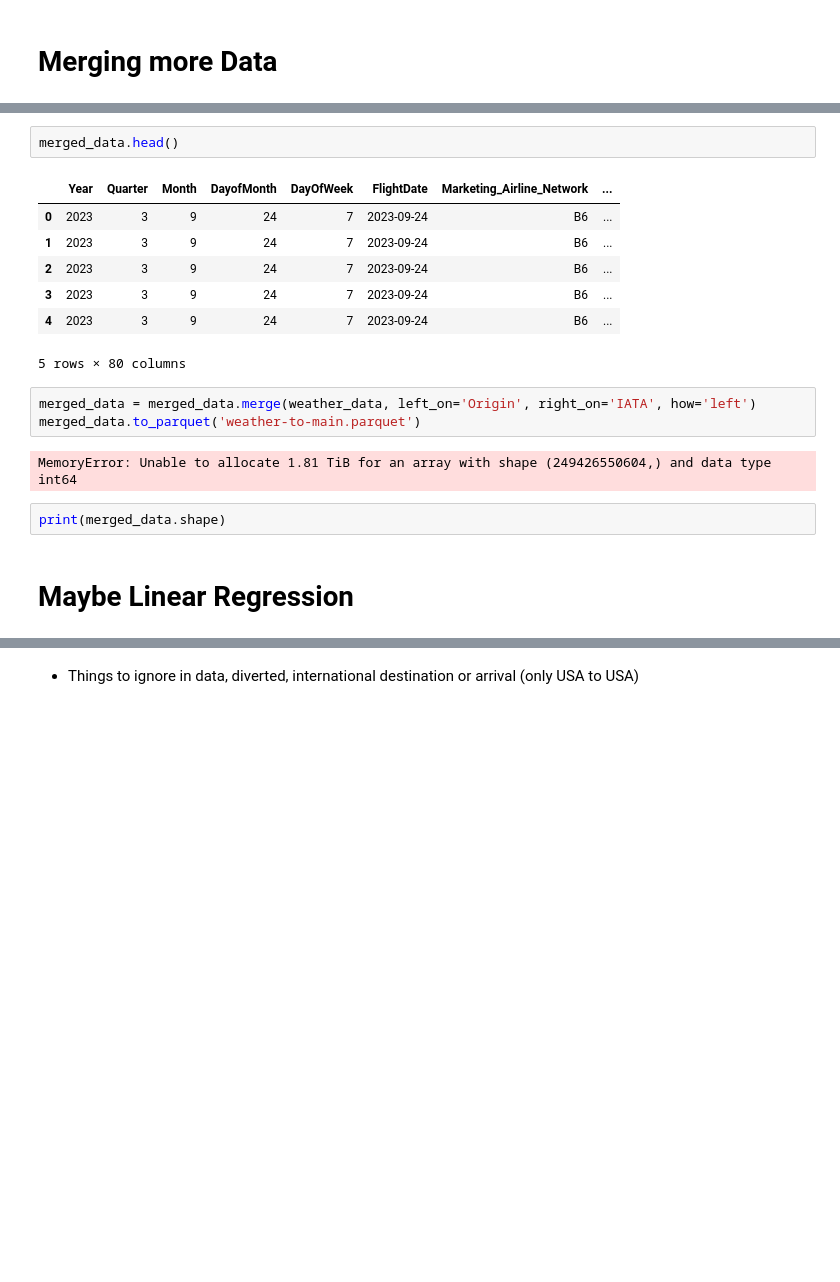
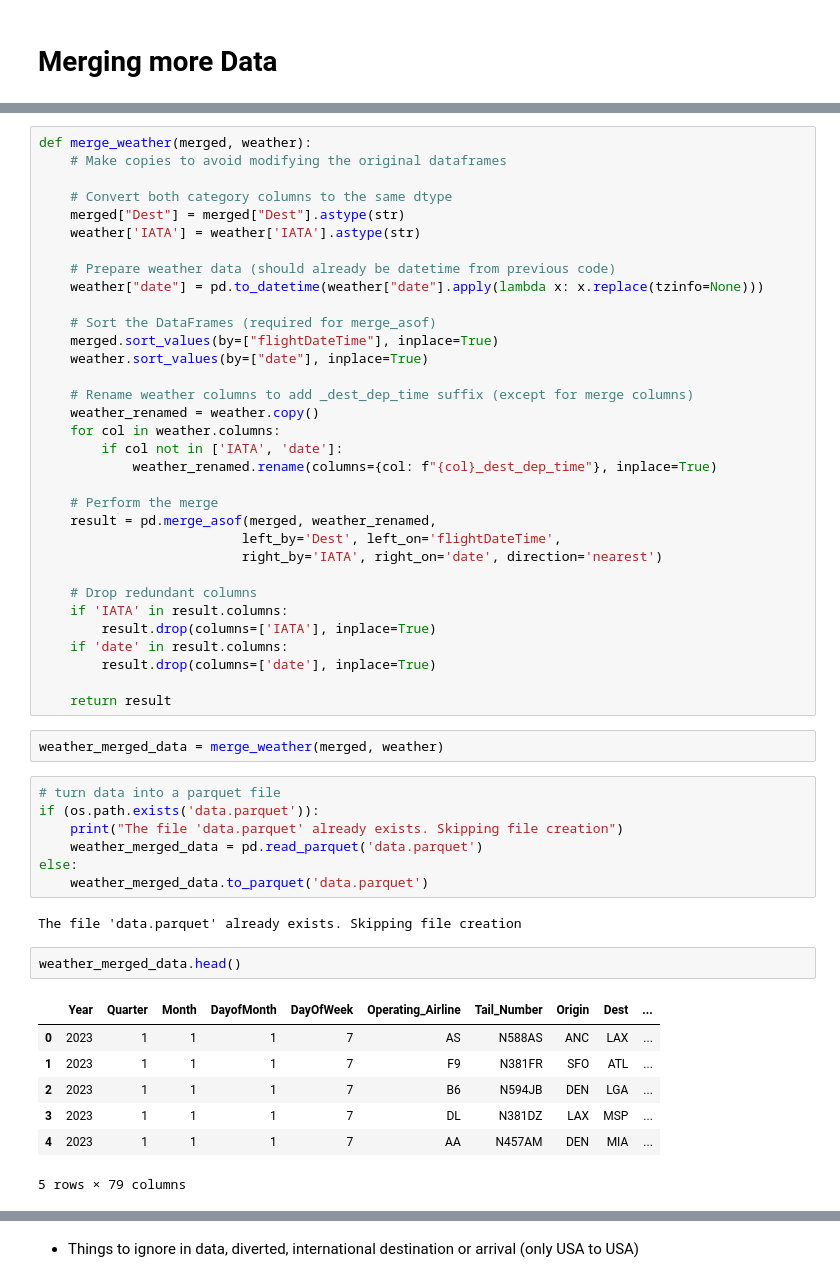
Before and after one commit to trevormgray/NN-Project, a Jupyter notebook: Flights.ipynb, the cells around one changed output, grey strips where cells are left out. Cells and saved outputs as stored; diff of their text form; blank space fills up the shorter version.

Commit message:
Updated to merge nicely, last cell is crashing for unknown reason

```diff
--- a/Flights.ipynb
+++ b/Flights.ipynb
@@ -318,19 +298,54 @@ print(merged_data.shape)
+# %%
+def merge_weather(merged, weather):
+    # Make copies to avoid modifying the original dataframes
+
+    # Convert both category columns to the same dtype
+    merged["Dest"] = merged["Dest"].astype(str)
+    weather['IATA'] = weather['IATA'].astype(str)
+
+    # Prepare weather data (should already be datetime from previous code)
+    weather["date"] = pd.to_datetime(weather["date"].apply(lambda x: x.replace(tzinfo=None)))
+
+    # Sort the DataFrames (required for merge_asof)
+    merged.sort_values(by=["flightDateTime"], inplace=True)
+    weather.sort_values(by=["date"], inplace=True)
+
+    # Rename weather columns to add _dest_dep_time suffix (except for merge columns)
+    weather_renamed = weather.copy()
+    for col in weather.columns:
+        if col not in ['IATA', 'date']:
+            weather_renamed.rename(columns={col: f"{col}_dest_dep_time"}, inplace=True)
+
+    # Perform the merge
+    result = pd.merge_asof(merged, weather_renamed,
+                          left_by='Dest', left_on='flightDateTime',
+                          right_by='IATA', right_on='date', direction='nearest')
+
+    # Drop redundant columns
+    if 'IATA' in result.columns:
+        result.drop(columns=['IATA'], inplace=True)
+    if 'date' in result.columns:
+        result.drop(columns=['date'], inplace=True)
+
+    return result
+# %%
+weather_merged_data = merge_weather(merged, weather)
+# %%
+# turn data into a parquet file
+if (os.path.exists('data.parquet')):
+    print("The file 'data.parquet' already exists. Skipping file creation")
+    weather_merged_data = pd.read_parquet('data.parquet')
+else:
+    weather_merged_data.to_parquet('data.parquet')
+# %% [output]
+The file 'data.parquet' already exists. Skipping file creation
 # %%
-merged_data.head()
+weather_merged_data.head()
 # %% [output]
-|  | Year | Quarter | Month | DayofMonth | DayOfWeek | FlightDate | Marketing_Airline_Network | ... |
-| 0 | 2023 | 3 | 9 | 24 | 7 | 2023-09-24 | B6 | ... |
-| 1 | 2023 | 3 | 9 | 24 | 7 | 2023-09-24 | B6 | ... |
-| 2 | 2023 | 3 | 9 | 24 | 7 | 2023-09-24 | B6 | ... |
-| 3 | 2023 | 3 | 9 | 24 | 7 | 2023-09-24 | B6 | ... |
-| 4 | 2023 | 3 | 9 | 24 | 7 | 2023-09-24 | B6 | ... |
+|  | Year | Quarter | Month | DayofMonth | DayOfWeek | Operating_Airline | Tail_Number | Origin | Dest | ... |
+| 0 | 2023 | 1 | 1 | 1 | 7 | AS | N588AS | ANC | LAX | ... |
+| 1 | 2023 | 1 | 1 | 1 | 7 | F9 | N381FR | SFO | ATL | ... |
+| 2 | 2023 | 1 | 1 | 1 | 7 | B6 | N594JB | DEN | LGA | ... |
+| 3 | 2023 | 1 | 1 | 1 | 7 | DL | N381DZ | LAX | MSP | ... |
+| 4 | 2023 | 1 | 1 | 1 | 7 | AA | N457AM | DEN | MIA | ... |
-5 rows × 80 columns
+5 rows × 79 columns
-# %%
-merged_data = merged_data.merge(weather_data, left_on='Origin', right_on='IATA', how='left')
-merged_data.to_parquet('weather-to-main.parquet')
-# %% [output]
-MemoryError: Unable to allocate 1.81 TiB for an array with shape (249426550604,) and data type int64
-# %%
-print(merged_data.shape)
-# %% [markdown]
-# Maybe Linear Regression
```
Also changed, not shown: parts of 55 cells of this notebook.
